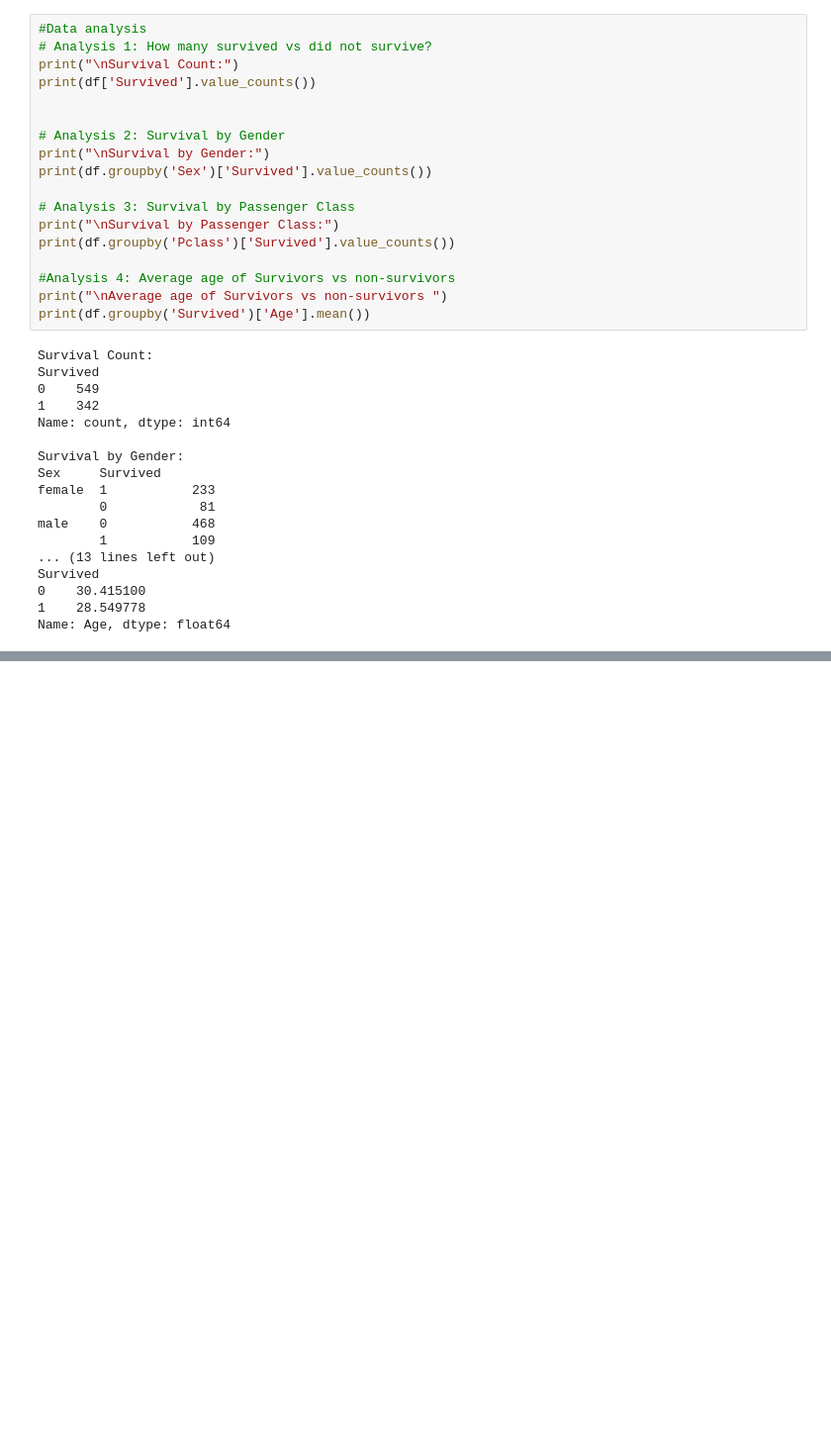
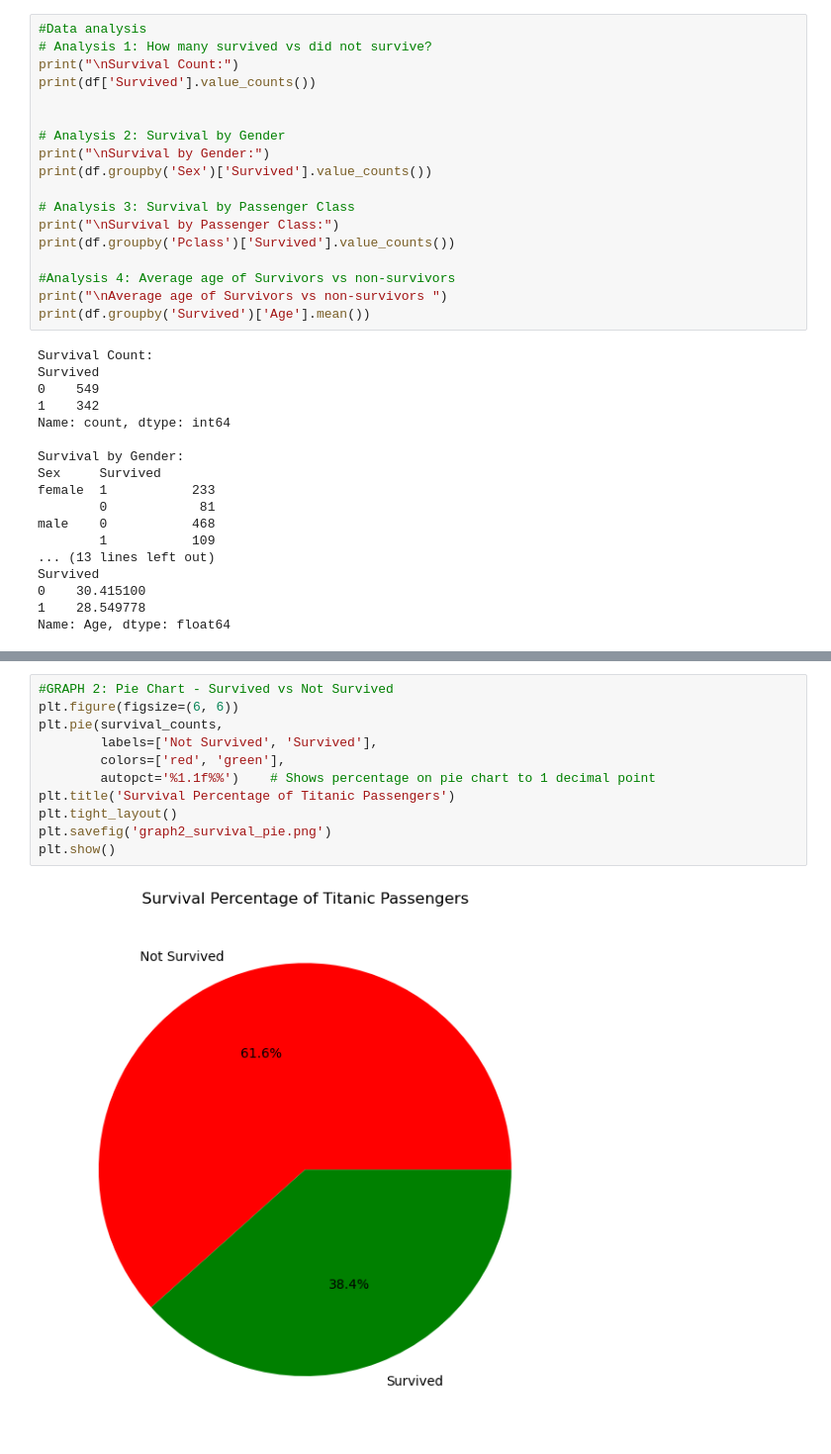
Before and after one commit to Shreshtha-ai/Titanic_SurvivalPrediction, a Jupyter notebook: analysis.ipynb, the cells around one changed output, grey strips where cells are left out. Shown at 99% size. Cells and saved outputs as stored; diff of their text form; blank space fills up the shorter version.

```diff
--- a/analysis.ipynb
+++ b/analysis.ipynb
@@ -149,0 +166,13 @@ Name: Age, dtype: float64
+# %%
+#GRAPH 2: Pie Chart - Survived vs Not Survived
+plt.figure(figsize=(6, 6))
+plt.pie(survival_counts,
+        labels=['Not Survived', 'Survived'],
+        colors=['red', 'green'],
+        autopct='%1.1f%%')    # Shows percentage on pie chart to 1 decimal point
+plt.title('Survival Percentage of Titanic Passengers')
+plt.tight_layout()
+plt.savefig('graph2_survival_pie.png')
+plt.show()
+# %% [output]
+[figure, added]
```
Also changed, not shown: parts of 2 cells of this notebook.
